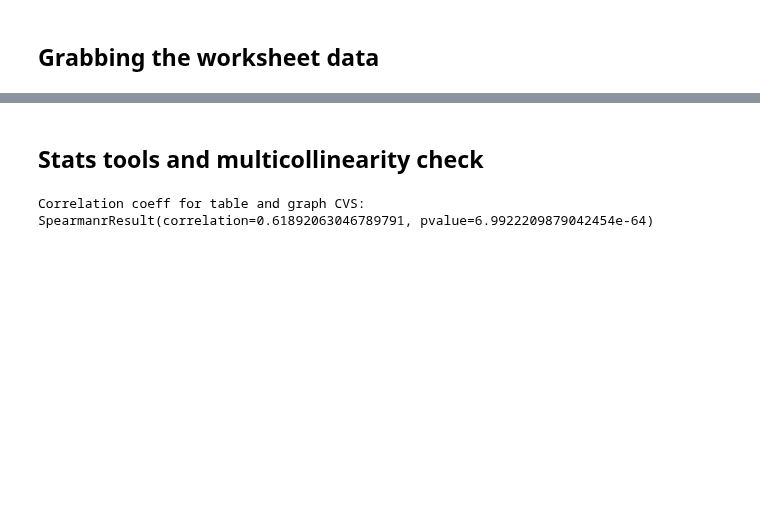
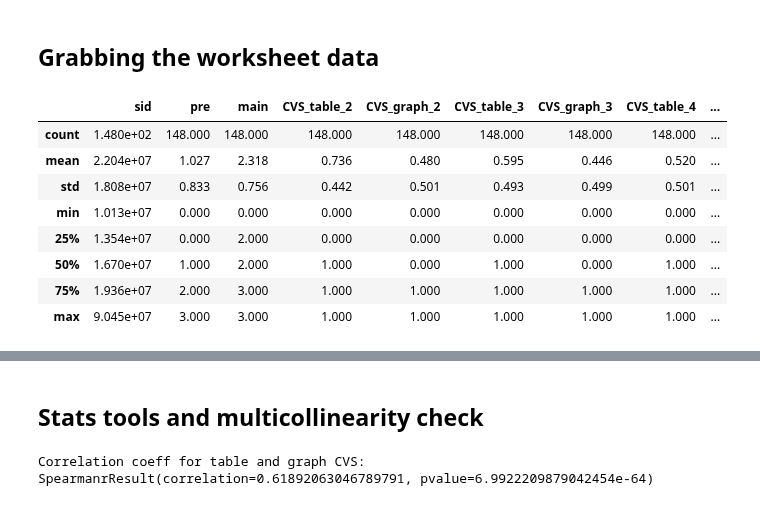
Before and after one commit to jmassall/inquiry_virtualLabs_study, a Jupyter notebook: analysis/storyline.ipynb, the cells around one changed output, grey strips where cells are left out. Drawn from its saved outputs; the diff is of its cells as text; code cells hidden in the pictures; blank space fills up the shorter version.

```diff
--- a/analysis/storyline.ipynb
+++ b/analysis/storyline.ipynb
@@ -91,3 +69,27 @@ table_cvs_df2.head()
+# %%
+variables = ["Area","Separation","Width","Concentration","Wavelength","Battery voltage"]
+
+def binarize(threshold,number):
+    if number>= threshold : return 1
+    else: return 0
+
+# Given that we want to compare the stringency of CVS, we created different definitions with 2,3,4 points needed
+
+graph_cvs_2_df = graph_cvs_df.copy()
+graph_cvs_3_df = graph_cvs_df.copy()
+graph_cvs_4_df = graph_cvs_df.copy()
+for v in variables:
+    graph_cvs_2_df[v] = graph_cvs_df.apply(lambda row: binarize(2,row[v]), axis=1)
+    graph_cvs_3_df[v] = graph_cvs_df.apply(lambda row: binarize(3,row[v]), axis=1)
+    graph_cvs_4_df[v] = graph_cvs_df.apply(lambda row: binarize(4,row[v]), axis=1)
+
+table_cvs_2_df = table_cvs_df.copy()
+table_cvs_3_df = table_cvs_df.copy()
+table_cvs_4_df = table_cvs_df.copy()
+for v in variables:
+    table_cvs_2_df[v] = table_cvs_df.apply(lambda row: binarize(2,row[v]), axis=1)
+    table_cvs_3_df[v] = table_cvs_df.apply(lambda row: binarize(3,row[v]), axis=1)
+    table_cvs_4_df[v] = table_cvs_df.apply(lambda row: binarize(4,row[v]), axis=1)
 # %%
 table_intervals_df = pd.read_csv('table_intervals_results.txt', sep='\t')
 # %% [markdown]
@@ -125,3 +134,15 @@ L_scores['sim_index'] = L_scores.apply(lambda row: table_cvs_df2.loc[table_cvs_d
+# %%
+L_scores[L_scores['variable']=='Width'].describe()
+# %% [output]
+|  | sid | pre | main | CVS_table_2 | CVS_graph_2 | CVS_table_3 | CVS_graph_3 | CVS_table_4 | ... |
+| count | 1.480e+02 | 148.000 | 148.000 | 148.000 | 148.000 | 148.000 | 148.000 | 148.000 | ... |
+| mean | 2.204e+07 | 1.027 | 2.318 | 0.736 | 0.480 | 0.595 | 0.446 | 0.520 | ... |
+| std | 1.808e+07 | 0.833 | 0.756 | 0.442 | 0.501 | 0.493 | 0.499 | 0.501 | ... |
+| min | 1.013e+07 | 0.000 | 0.000 | 0.000 | 0.000 | 0.000 | 0.000 | 0.000 | ... |
+| 25% | 1.354e+07 | 0.000 | 2.000 | 0.000 | 0.000 | 0.000 | 0.000 | 0.000 | ... |
+| 50% | 1.670e+07 | 1.000 | 2.000 | 1.000 | 0.000 | 1.000 | 0.000 | 1.000 | ... |
+| 75% | 1.936e+07 | 2.000 | 3.000 | 1.000 | 1.000 | 1.000 | 1.000 | 1.000 | ... |
+| max | 9.045e+07 | 3.000 | 3.000 | 1.000 | 1.000 | 1.000 | 1.000 | 1.000 | ... |
 # %%
 %reload_ext utils_read_parsing
 #grab worksheet data
```
Also changed, not shown: parts of 17 cells of this notebook.
